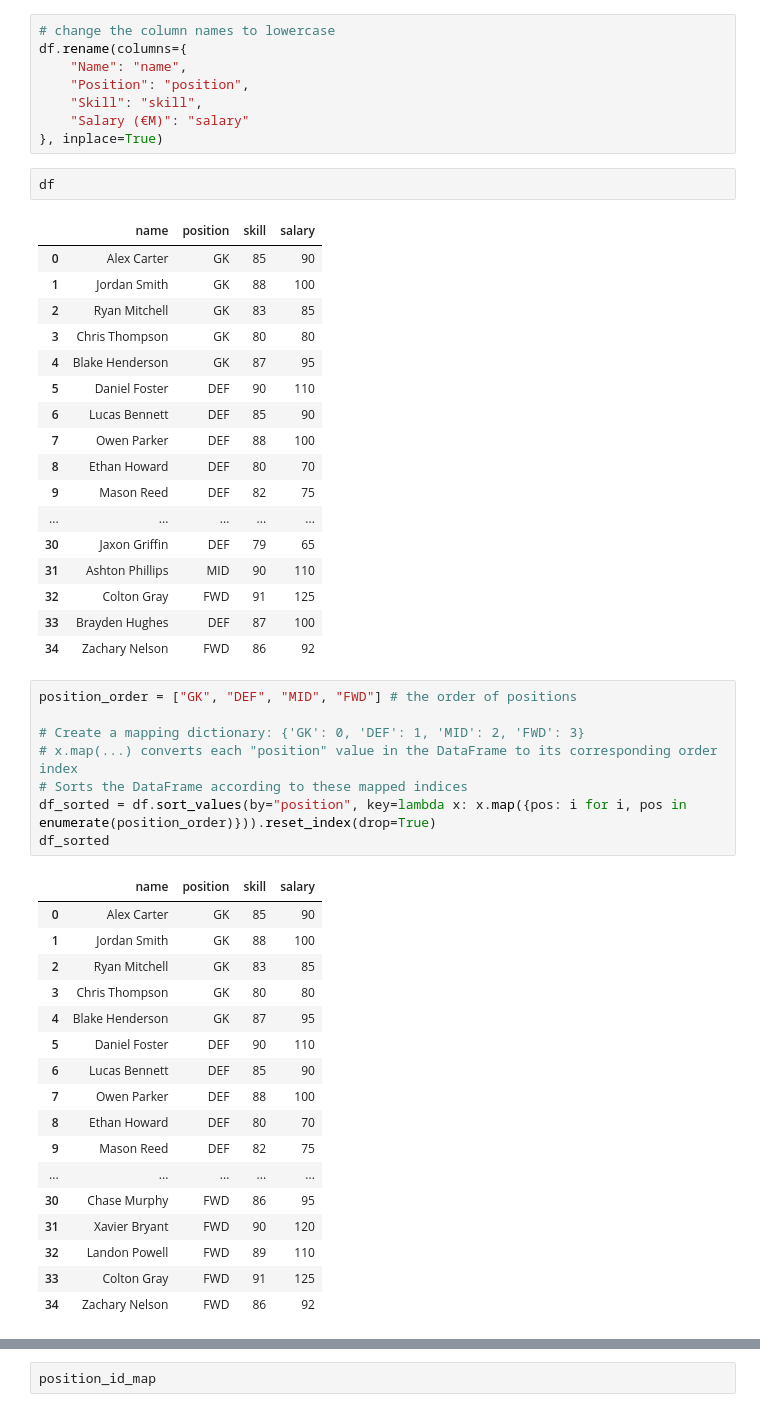
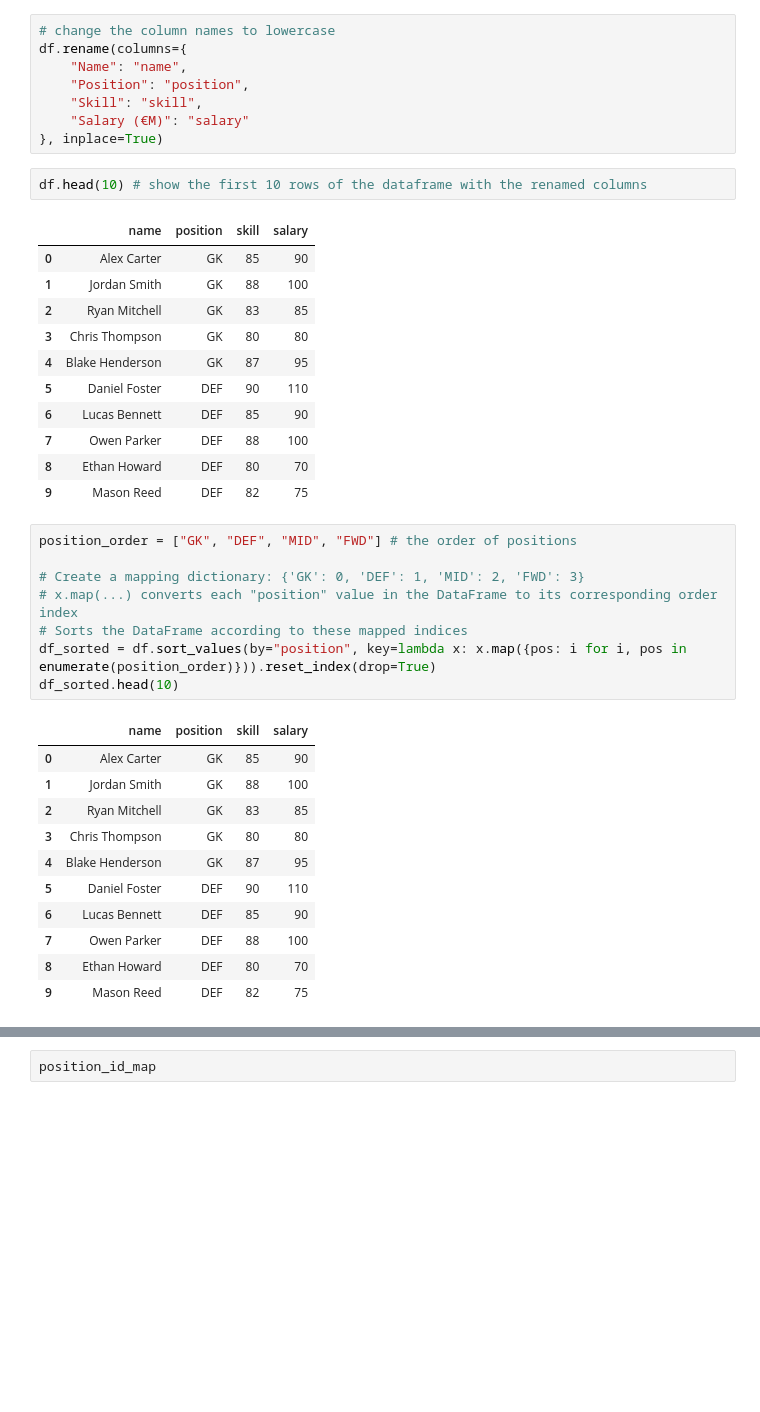
Before and after one commit to Dumendes10/CIFO_24_25_Group_AM, a Jupyter notebook: notebook1_v3_helena.ipynb, the cells around one changed output, grey strips where cells are left out. Saved outputs shown, nothing was run; the diff lists cells and outputs as text; blank space fills up the shorter version.

```diff
--- a/notebook1_v3_helena.ipynb
+++ b/notebook1_v3_helena.ipynb
@@ -148,49 +88,37 @@ df.rename(columns={
     "Skill": "skill",
     "Salary (€M)": "salary"
 }, inplace=True)
-# %%
-df
-# %% [output]
-|  | name | position | skill | salary |
-| 0 | Alex Carter | GK | 85 | 90 |
-| 1 | Jordan Smith | GK | 88 | 100 |
-| 2 | Ryan Mitchell | GK | 83 | 85 |
-| 3 | Chris Thompson | GK | 80 | 80 |
-| 4 | Blake Henderson | GK | 87 | 95 |
-| 5 | Daniel Foster | DEF | 90 | 110 |
-| 6 | Lucas Bennett | DEF | 85 | 90 |
-| 7 | Owen Parker | DEF | 88 | 100 |
-| 8 | Ethan Howard | DEF | 80 | 70 |
-| 9 | Mason Reed | DEF | 82 | 75 |
-| ... | ... | ... | ... | ... |
-| 30 | Jaxon Griffin | DEF | 79 | 65 |
-| 31 | Ashton Phillips | MID | 90 | 110 |
-| 32 | Colton Gray | FWD | 91 | 125 |
-| 33 | Brayden Hughes | DEF | 87 | 100 |
-| 34 | Zachary Nelson | FWD | 86 | 92 |
+# %%
+df.head(10) # show the first 10 rows of the dataframe with the renamed columns
+# %% [output]
+|  | name | position | skill | salary |
+| 0 | Alex Carter | GK | 85 | 90 |
+| 1 | Jordan Smith | GK | 88 | 100 |
+| 2 | Ryan Mitchell | GK | 83 | 85 |
+| 3 | Chris Thompson | GK | 80 | 80 |
+| 4 | Blake Henderson | GK | 87 | 95 |
+| 5 | Daniel Foster | DEF | 90 | 110 |
+| 6 | Lucas Bennett | DEF | 85 | 90 |
+| 7 | Owen Parker | DEF | 88 | 100 |
+| 8 | Ethan Howard | DEF | 80 | 70 |
+| 9 | Mason Reed | DEF | 82 | 75 |
 # %%
 position_order = ["GK", "DEF", "MID", "FWD"] # the order of positions
 
 # Create a mapping dictionary: {'GK': 0, 'DEF': 1, 'MID': 2, 'FWD': 3}
 # x.map(...) converts each "position" value in the DataFrame to its corresponding order index
 # Sorts the DataFrame according to these mapped indices
 df_sorted = df.sort_values(by="position", key=lambda x: x.map({pos: i for i, pos in enumerate(position_order)})).reset_index(drop=True)
-df_sorted
+df_sorted.head(10)
 # %% [output]
 |  | name | position | skill | salary |
 | 0 | Alex Carter | GK | 85 | 90 |
 | 1 | Jordan Smith | GK | 88 | 100 |
 | 2 | Ryan Mitchell | GK | 83 | 85 |
 | 3 | Chris Thompson | GK | 80 | 80 |
 | 4 | Blake Henderson | GK | 87 | 95 |
 | 5 | Daniel Foster | DEF | 90 | 110 |
 | 6 | Lucas Bennett | DEF | 85 | 90 |
 | 7 | Owen Parker | DEF | 88 | 100 |
 | 8 | Ethan Howard | DEF | 80 | 70 |
 | 9 | Mason Reed | DEF | 82 | 75 |
-| ... | ... | ... | ... | ... |
-| 30 | Chase Murphy | FWD | 86 | 95 |
-| 31 | Xavier Bryant | FWD | 90 | 120 |
-| 32 | Landon Powell | FWD | 89 | 110 |
-| 33 | Colton Gray | FWD | 91 | 125 |
-| 34 | Zachary Nelson | FWD | 86 | 92 |
```
Also changed, not shown: parts of 109 cells of this notebook.
